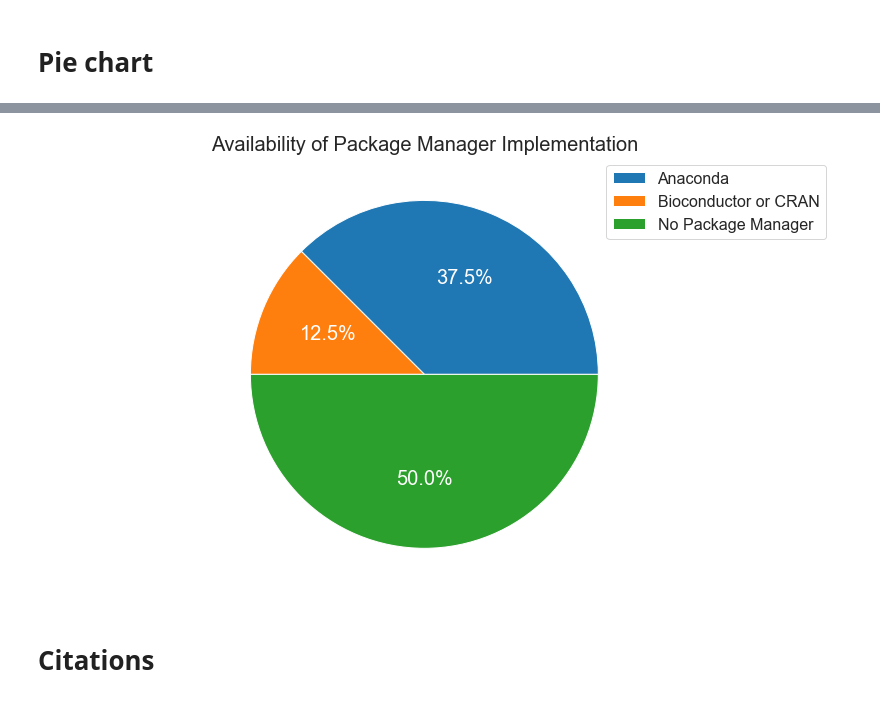
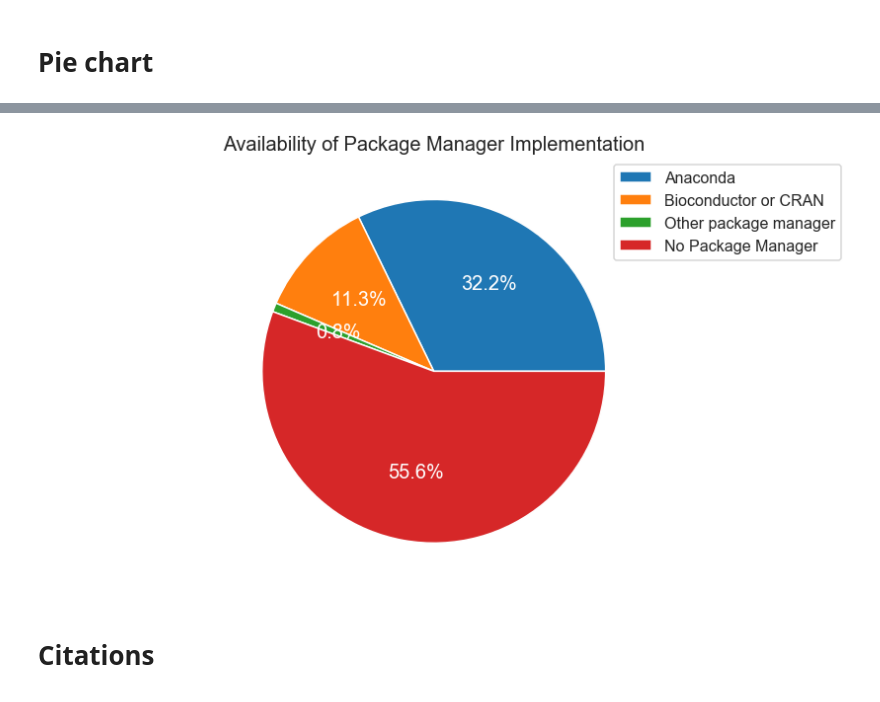
Before and after one commit to LizChang/RNA_seq_figures, a Jupyter notebook: notebooks/RNA_Seq_table.ipynb, the cells around one changed output, grey strips where cells are left out. Cells and saved outputs as stored; diff of their text form; code cells hidden in the pictures.

```diff
--- a/notebooks/RNA_Seq_table.ipynb
+++ b/notebooks/RNA_Seq_table.ipynb
@@ -406,0 +307,21 @@ plt.savefig('../figures/figure7g.png',bbox_inches='tight')
+# %%
+archival = pd.read_csv("../data/stability.csv")
+sns.set_style("white")
+sns.set_context({"figure.figsize": (2, 4)})
+
+sns.barplot(x=archival.stability, y=archival.percent)
+
+import matplotlib.patches as mpatches
+blue_patch = mpatches.Patch(color='steelblue', label='Web survice designed to host source code')
+orange_patch = mpatches.Patch(color='darkorange', label='Others')
+
+plt.legend(handles=[blue_patch, orange_patch],bbox_to_anchor=(0, .8, 4, .2),fontsize=16)
+
+
+plt.xlabel("", fontsize=15)
+plt.ylabel("Percentage", fontsize=15)
+plt.xticks(fontsize=15)
+plt.yticks(fontsize=15)
+plt.title("Type of URLs",fontsize=17)
+sns.despine()
+plt.savefig('../figures/figure7gg.png',bbox_inches='tight')
@@ -406,0 +330,19 @@ plt.savefig('../figures/figure7g.png',bbox_inches='tight')
+# %%
+manager = pd.read_csv("../data/manager.csv")
+sns.set_style("white")
+sns.set_context({"figure.figsize": (2, 4)})
+
+sns.barplot(x=manager.manager, y=manager.percent)
+a = mpatches.Patch(color='steelblue', label='Anaconda')
+b = mpatches.Patch(color='darkorange', label='Bioconductor/CRAN')
+c = mpatches.Patch(color='forestgreen', label='Other package manager')
+no = mpatches.Patch(color='firebrick', label='No package manager')
+plt.legend(handles=[a, b, c, no],bbox_to_anchor=(.2, .9, 3, .2),fontsize=15)
+
+plt.xlabel("", fontsize=15)
+plt.ylabel("Percentage", fontsize=15)
+plt.xticks(fontsize=15)
+plt.yticks(fontsize=15)
+plt.title("Availability of Package Manager Implementation\n",fontsize=16,loc="left")
+sns.despine()
+plt.savefig('../figures/figure7ff.png',bbox_inches='tight')
@@ -407,13 +351,14 @@ plt.savefig('../figures/figure7g.png',bbox_inches='tight')
 # %%
-manager = pd.DataFrame({'Package Manager': [69,23,92]}, index=['Anaconda','Bioconductor or CRAN','No Package Manager'])
+manager = pd.DataFrame({'Package Manager': [77,27,2,133]}, index=['Anaconda','Bioconductor or CRAN','Other package manager',
+                                                                  'No Package Manager'])
 plot = manager.plot.pie(subplots=True, figsize=(8,8), autopct='%1.1f%%', textprops = {'color':"w"},
                               fontsize = 20)
 plt.legend(loc='best', bbox_to_anchor=(.9, 1),fontsize = 16)
 plt.ylabel("", color = "black")
 plt.title("Availability of Package Manager Implementation", fontsize = 20)
 plt.savefig('../figures/figure7f.png',bbox_inches='tight')
 # %% [output]
-[figure, old version]
+[figure, new version]
 # %% [markdown]
 # Citations
 # %%
```
Also changed, not shown: parts of 22 cells of this notebook, 20 other files.
